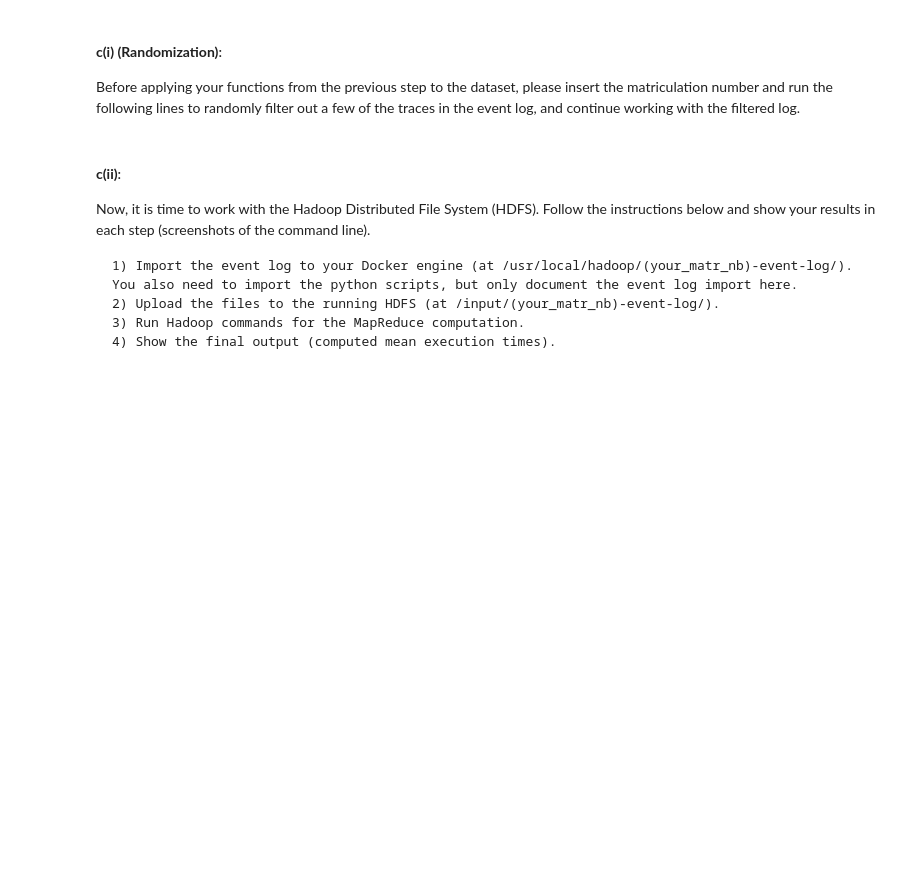
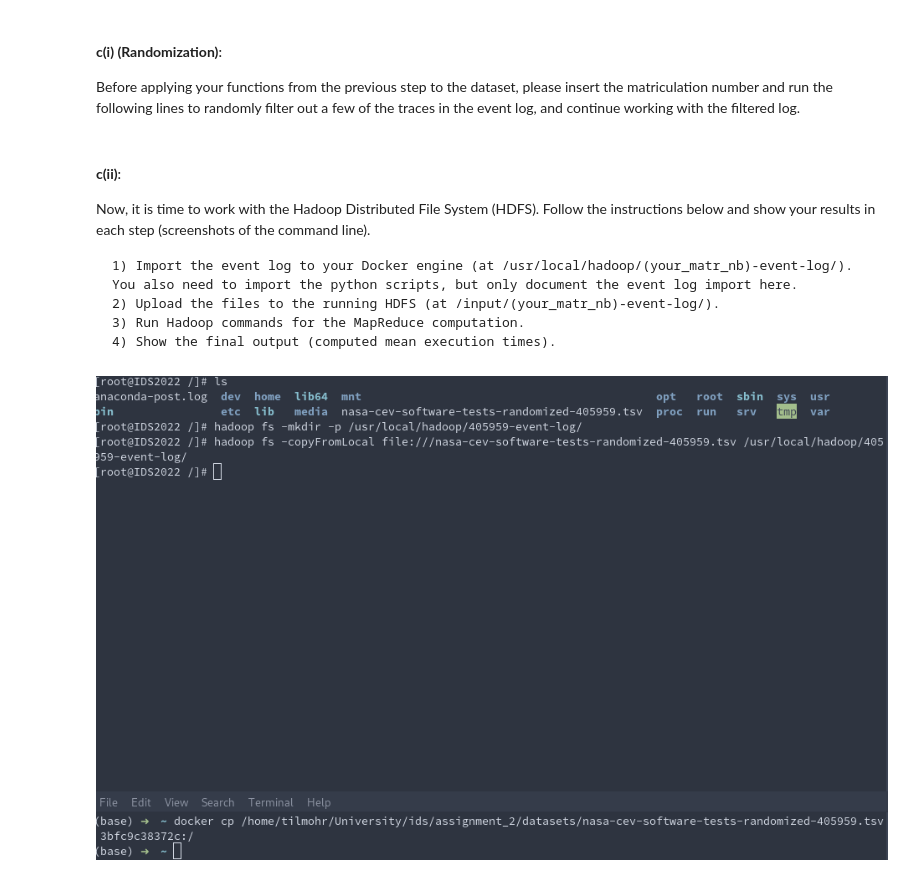
Before and after one commit to CodingTil/2022_23---Introduction-to-Data-Science---Exercises, a Jupyter notebook: assignment_2/assignment2.ipynb, the cells around one changed output. Cells and saved outputs as stored; diff of their text form; code cells hidden in the pictures; blank space fills up the shorter version.

```diff
--- a/assignment_2/assignment2.ipynb
+++ b/assignment_2/assignment2.ipynb
@@ -1856,6 +1917,7 @@ Now, it is time to work with the Hadoop Distributed File System (HDFS). Follow t
     4) Show the final output (computed mean execution times).
 # %%
 from IPython.display import Image
-# your code
-# Image(filename='filename_screenshot_of_a1')
+Image(filename='images/filename_screenshot_of_a1.png')
+# %% [output]
+[figure, added]
 # %%
```
Also changed, not shown: parts of 10 cells of this notebook, 10 other files.
